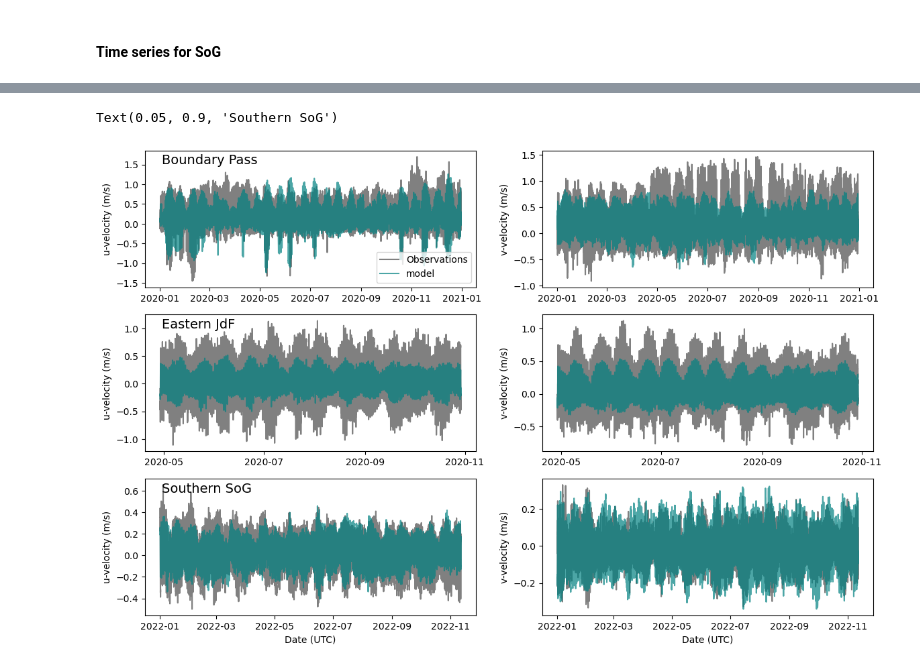
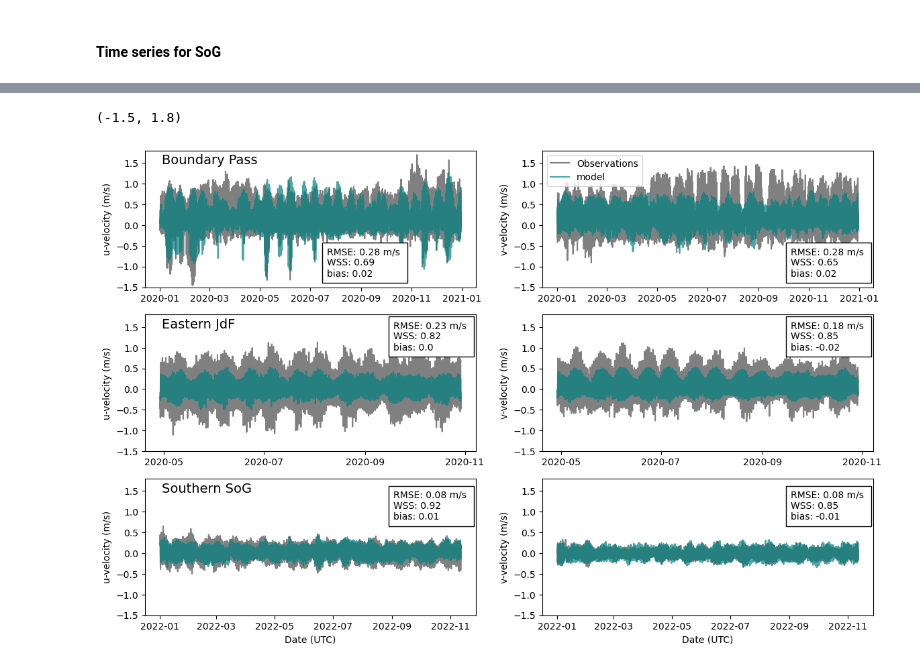
Before and after one commit to SalishSeaCast/analysis-camryn, a Jupyter notebook: notebooks/model_evals/model_eval_currents.ipynb, the cells around one changed output, grey strips where cells are left out. Cells and saved outputs as stored; diff of their text form; code cells hidden in the pictures.

Commit message:
add stats, figure updates

```diff
--- a/notebooks/model_evals/model_eval_currents.ipynb
+++ b/notebooks/model_evals/model_eval_currents.ipynb
@@ -32,7 +32,7 @@ def crmse(rmse, bias):
 
 def swillmott(df, obs, mod):
     meanobs = df[obs].mean()
-    return (((df[mod] - df[obs])**2).sum()
+    return 1 - (((df[mod] - df[obs])**2).sum()
             /(( (df[mod] - meanobs).abs() + (df[obs] - meanobs).abs() )**2).sum())
 
 def slope_inter(df, obs, mod):
@@ -1366,42 +1417,64 @@ ax.plot(data_uvel_comb_2021['dtime'],data_uvel_comb_2021['mod_east_vel'],color='
 ax.xaxis.set_major_locator(mdates.MonthLocator(interval=2))
 ax.set_ylabel('u-velocity (m/s)')
 
-ax2.plot(data_vvel_comb_2021['dtime'],data_vvel_comb_2021['current_velocity_north'],color='grey')
-ax2.plot(data_vvel_comb_2021['dtime'],data_vvel_comb_2021['mod_north_vel'],color='teal',alpha=0.7)
+ax2.plot(data_vvel_comb_2021['dtime'],data_vvel_comb_2021['current_velocity_north'],color='grey',label='Observations')
+ax2.plot(data_vvel_comb_2021['dtime'],data_vvel_comb_2021['mod_north_vel'],color='teal',label='model',alpha=0.7)
 ax2.xaxis.set_major_locator(mdates.MonthLocator(interval=2))
 ax2.set_ylabel('v-velocity (m/s)')
+ax2.legend(loc=2)
 
 ax3.plot(data_uvel_jdf_2021['dtime'],data_uvel_jdf_2021['current_velocity_east'],color='grey')
 ax3.plot(data_uvel_jdf_2021['dtime'],data_uvel_jdf_2021['mod_east_vel'],color='teal',alpha=0.7)
 ax3.xaxis.set_major_locator(mdates.MonthLocator(interval=2))
 ax3.set_ylabel('u-velocity (m/s)')
 
 ax4.plot(data_vvel_jdf_2021['dtime'],data_vvel_jdf_2021['current_velocity_north'],color='grey')
 ax4.plot(data_vvel_jdf_2021['dtime'],data_vvel_jdf_2021['mod_north_vel'],color='teal',alpha=0.7)
 ax4.xaxis.set_major_locator(mdates.MonthLocator(interval=2))
 ax4.set_ylabel('v-velocity (m/s)')
 
 ax5.plot(data_uvel_sog_2021['dtime'],data_uvel_sog_2021['current_velocity_east'],color='grey')
 ax5.plot(data_uvel_sog_2021['dtime'],data_uvel_sog_2021['mod_east_vel'],color='teal',alpha=0.7)
 ax5.set_ylabel('u-velocity (m/s)')
 ax5.xaxis.set_major_locator(mdates.MonthLocator(interval=2))
 ax5.set_xlabel('Date (UTC)')
 
 ax6.plot(data_vvel_sog_2021['dtime'],data_vvel_sog_2021['current_velocity_north'],color='grey')
 ax6.plot(data_vvel_sog_2021['dtime'],data_vvel_sog_2021['mod_north_vel'],color='teal',alpha=0.7)
 ax6.set_ylabel('v-velocity (m/s)')
 ax6.xaxis.set_major_locator(mdates.MonthLocator(interval=2))
 ax6.set_xlabel('Date (UTC)')
-ax.legend(loc=4)
+# ax.legend(loc=4)
 
 ax.text(0.05, 0.9, "Boundary Pass", transform=ax.transAxes, fontsize=14)
 ax3.text(0.05, 0.9, "Eastern JdF", transform=ax3.transAxes, fontsize=14)
 ax5.text(0.05, 0.9, "Southern SoG", transform=ax5.transAxes, fontsize=14)
 
+met_bp_uvel = f"RMSE: {np.round(d_uvel_bp21['rmse'][0],2)} m/s \nWSS: {np.round(d_uvel_bp21['swillmott'][0],2)} \nbias: {np.round(d_uvel_bp21['bias'][0],2)} "
+ax.text(0.55, 0.08, met_bp_uvel, transform=ax.transAxes, fontsize=10,bbox=dict(facecolor='w', edgecolor='black', pad=5))
+met_bp_vvel = f"RMSE: {np.round(d_vvel_bp21['rmse'][0],2)} m/s \nWSS: {np.round(d_vvel_bp21['swillmott'][0],2)} \nbias: {np.round(d_vvel_bp21['bias'][0],2)} "
+ax2.text(0.75, 0.08, met_bp_vvel, transform=ax2.transAxes, fontsize=10,bbox=dict(facecolor='w', edgecolor='black', pad=5))
+
+met_jdf_uvel = f"RMSE: {np.round(d_uvel_jdf21['rmse'][0],2)} m/s \nWSS: {np.round(d_uvel_jdf21['swillmott'][0],2)} \nbias: {np.round(d_uvel_jdf21['bias'][0],2)} "
+ax3.text(0.75, 0.74, met_jdf_uvel, transform=ax3.transAxes, fontsize=10,bbox=dict(facecolor='w', edgecolor='black', pad=5))
+met_jdf_vvel = f"RMSE: {np.round(d_vvel_jdf21['rmse'][0],2)} m/s \nWSS: {np.round(d_vvel_jdf21['swillmott'][0],2)} \nbias: {np.round(d_vvel_jdf21['bias'][0],2)} "
+ax4.text(0.75, 0.74, met_jdf_vvel, transform=ax4.transAxes, fontsize=10,bbox=dict(facecolor='w', edgecolor='black', pad=5))
+
+met_sog_uvel = f"RMSE: {np.round(d_uvel_sog21['rmse'][0],2)} m/s \nWSS: {np.round(d_uvel_sog21['swillmott'][0],2)} \nbias: {np.round(d_uvel_sog21['bias'][0],2)} "
+ax5.text(0.75, 0.7, met_sog_uvel, transform=ax5.transAxes, fontsize=10,bbox=dict(facecolor='w', edgecolor='black', pad=5))
+met_sog_vvel = f"RMSE: {np.round(d_vvel_sog21['rmse'][0],2)} m/s \nWSS: {np.round(d_vvel_sog21['swillmott'][0],2)} \nbias: {np.round(d_vvel_sog21['bias'][0],2)} "
+ax6.text(0.75, 0.7, met_sog_vvel, transform=ax6.transAxes, fontsize=10,bbox=dict(facecolor='w', edgecolor='black', pad=5))
+
+ax.set_ylim([-1.5,1.8])
+ax2.set_ylim([-1.5,1.8])
+ax3.set_ylim([-1.5,1.8])
+ax4.set_ylim([-1.5,1.8])
+ax5.set_ylim([-1.5,1.8])
+ax6.set_ylim([-1.5,1.8])
 # fig.subplots_adjust(hspace=0.32)
 # %% [output]
-Text(0.05, 0.9, 'Southern SoG')
+(-1.5, 1.8)
-[figure, old version]
+[figure, new version]
 # %%
 fig.savefig('/ocean/cstang/MOAD/analysis-camryn/Figures/model_eval_currents.png',bbox_inches='tight')
 # %%
```
Also changed, not shown: parts of 6 cells of this notebook.
